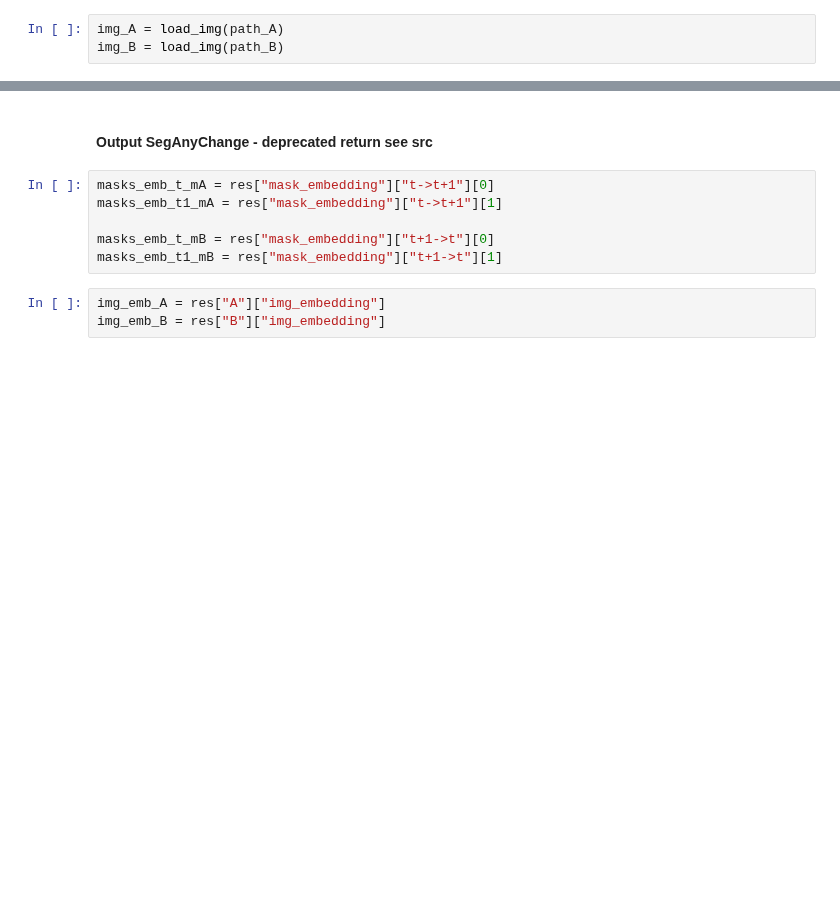
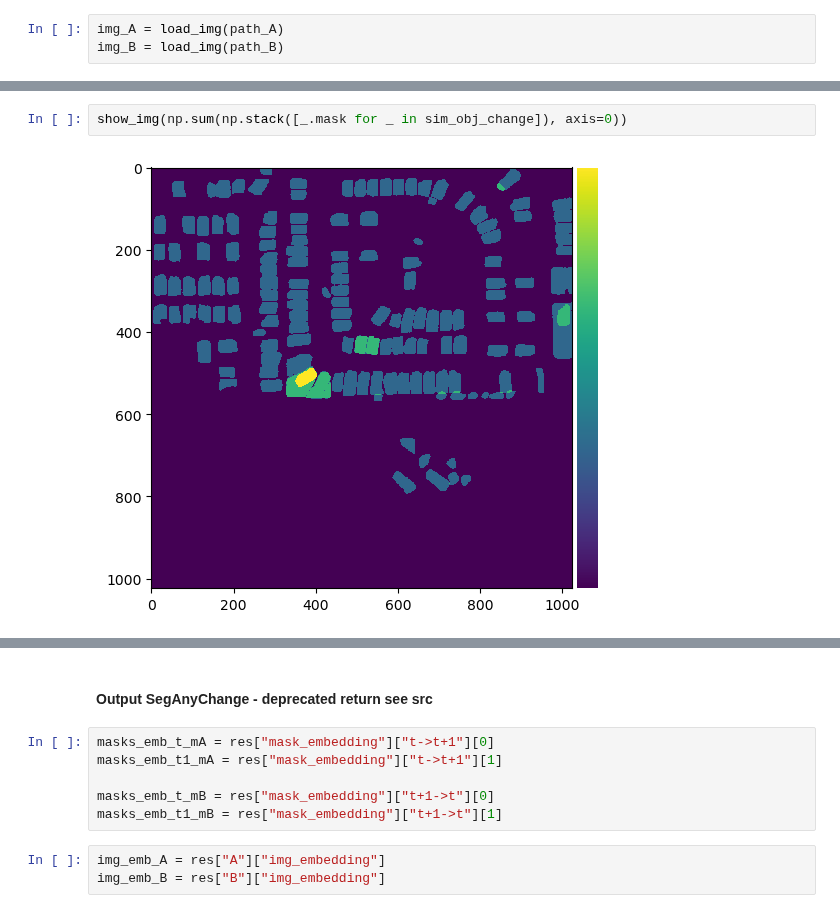
Before and after one commit to brustt/stylo_magique_intership_ign, a Jupyter notebook: notebooks/exploration/segment_any_change.ipynb, the cells around one changed output, grey strips where cells are left out. Saved outputs shown, nothing was run; the diff lists cells and outputs as text; blank space fills up the shorter version.

```diff
--- a/notebooks/exploration/segment_any_change.ipynb
+++ b/notebooks/exploration/segment_any_change.ipynb
@@ -78,0 +202,4 @@ nan values ci1 11
+# %%
+show_img(np.sum(np.stack([_.mask for _ in sim_obj_change]), axis=0))
+# %% [output]
+[figure, added]
```
Also changed, not shown: parts of 35 cells of this notebook, 8 other files.
